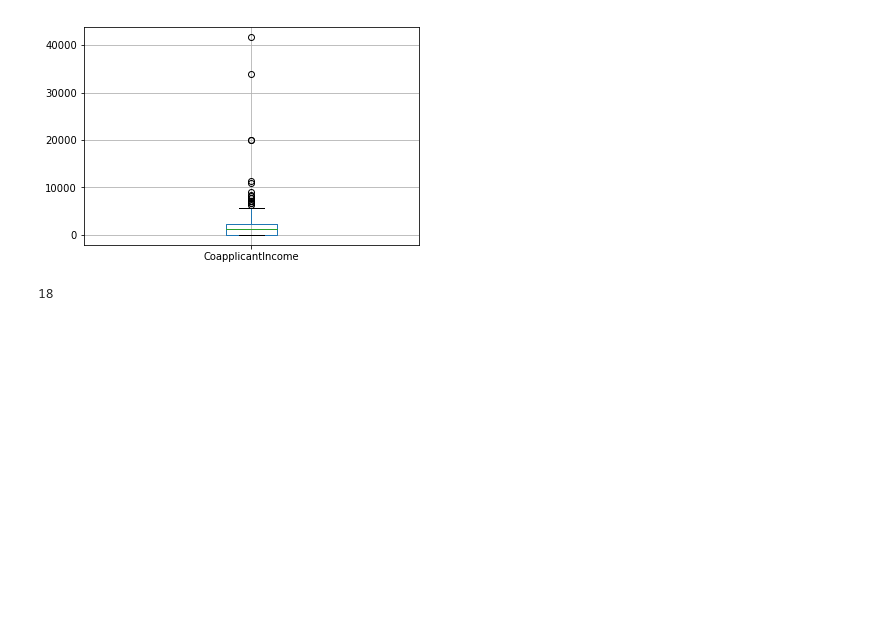
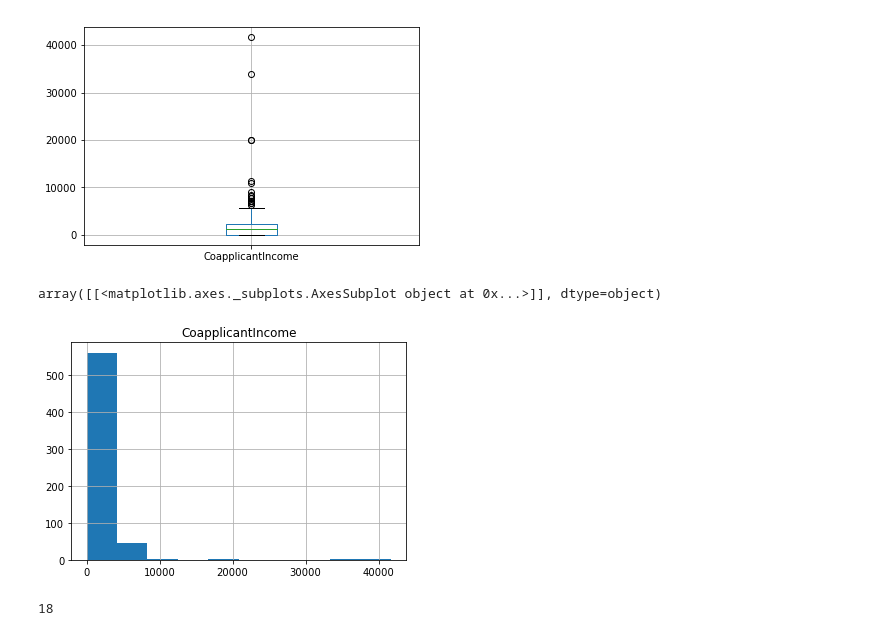
Before and after one commit to krajkumar6/MachineLearning, a Jupyter notebook: classification/Loan Prediction/Load Prediction.ipynb, the cells around one changed output. Drawn from its saved outputs; the diff is of its cells as text; code cells hidden in the pictures; blank space fills up the shorter version.

Commit message:
updated version
spot checked with multiple algorithms and treated outliers with maximum
value

```diff
--- a/classification/Loan Prediction/Load Prediction.ipynb
+++ b/classification/Loan Prediction/Load Prediction.ipynb
@@ -451,8 +449,16 @@ train_out = train[train["ApplicantIncome"]<= 10000]
+# %%
+#capping the values with the highest value
+train.loc[train["ApplicantIncome"]> 10000, "ApplicantIncome"] = 10000
 # %%
 train.boxplot("CoapplicantIncome")
 # %% [output]
 <matplotlib.axes._subplots.AxesSubplot at 0x...>
 [figure]
+# %%
+train.hist("CoapplicantIncome")
+# %% [output]
+array([[<matplotlib.axes._subplots.AxesSubplot object at 0x...>]], dtype=object)
+[figure, added]
 # %%
 len(train[train["CoapplicantIncome"]> 6000])
 # %% [output]
```
Also changed, not shown: parts of 32 cells of this notebook.
